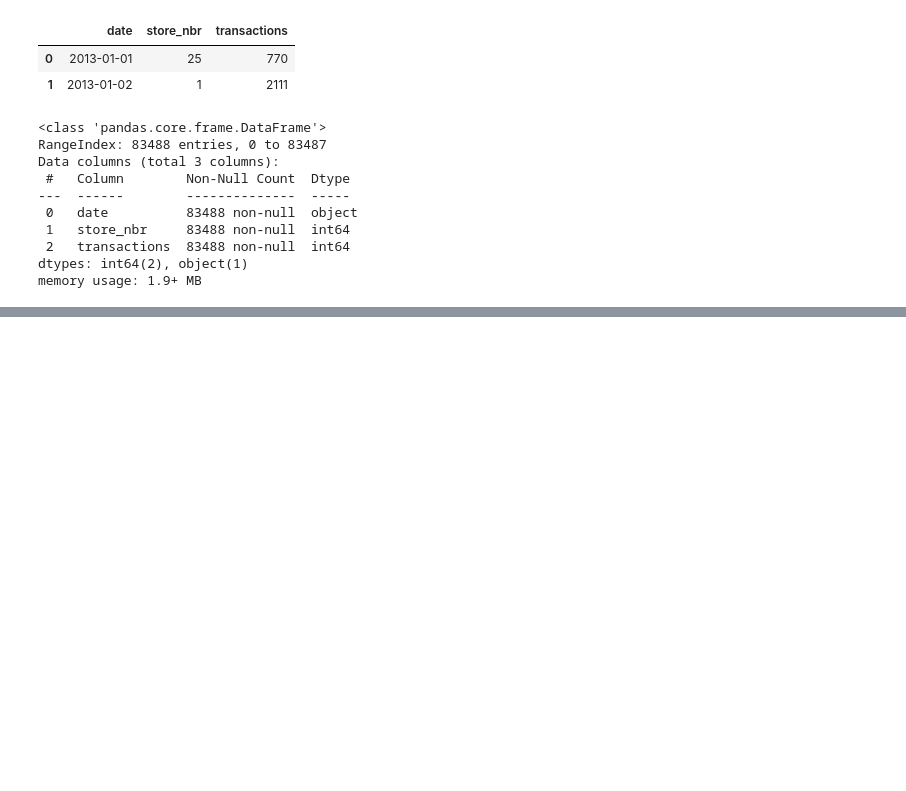
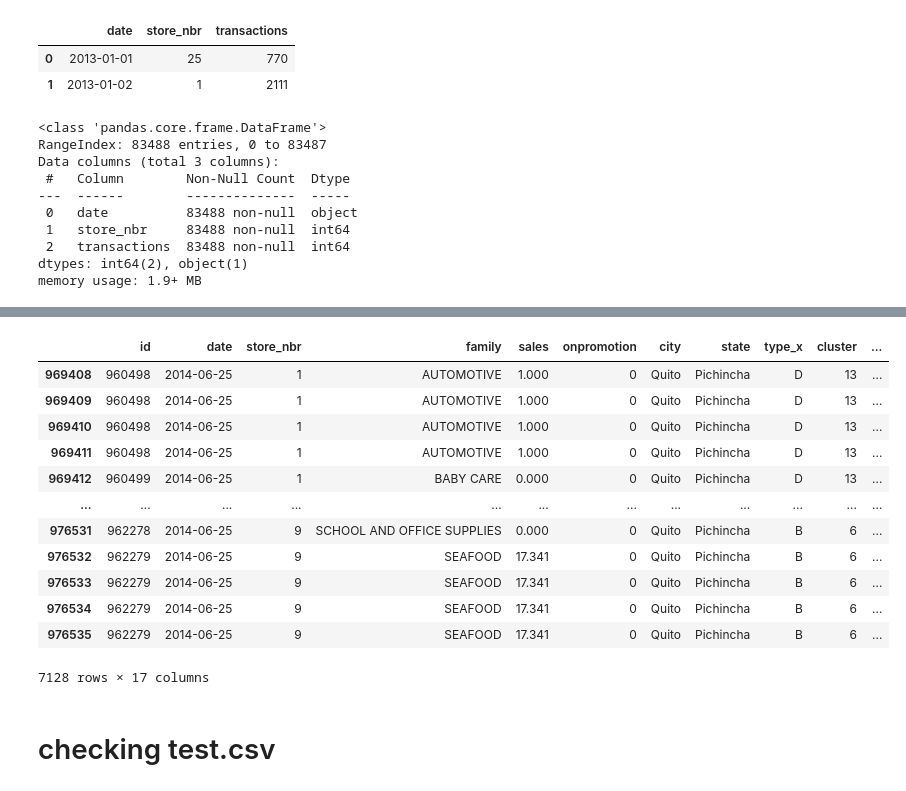
Before and after one commit to jiahui890/time-series-forecasting-store-sales, a Jupyter notebook: notebooks/generate_dataset.ipynb, the cells around one changed output, grey strips where cells are left out. Saved outputs shown, nothing was run; the diff lists cells and outputs as text; code cells hidden in the pictures; blank space fills up the shorter version.

```diff
--- a/notebooks/generate_dataset.ipynb
+++ b/notebooks/generate_dataset.ipynb
@@ -102,0 +269,18 @@ memory usage: 1.9+ MB
+# %%
+final_train[final_train['date']=='2014-06-25']
+# %% [output]
+|  | id | date | store_nbr | family | sales | onpromotion | city | state | type_x | cluster | ... |
+| 969408 | 960498 | 2014-06-25 | 1 | AUTOMOTIVE | 1.000 | 0 | Quito | Pichincha | D | 13 | ... |
+| 969409 | 960498 | 2014-06-25 | 1 | AUTOMOTIVE | 1.000 | 0 | Quito | Pichincha | D | 13 | ... |
+| 969410 | 960498 | 2014-06-25 | 1 | AUTOMOTIVE | 1.000 | 0 | Quito | Pichincha | D | 13 | ... |
+| 969411 | 960498 | 2014-06-25 | 1 | AUTOMOTIVE | 1.000 | 0 | Quito | Pichincha | D | 13 | ... |
+| 969412 | 960499 | 2014-06-25 | 1 | BABY CARE | 0.000 | 0 | Quito | Pichincha | D | 13 | ... |
+| ... | ... | ... | ... | ... | ... | ... | ... | ... | ... | ... | ... |
+| 976531 | 962278 | 2014-06-25 | 9 | SCHOOL AND OFFICE SUPPLIES | 0.000 | 0 | Quito | Pichincha | B | 6 | ... |
+| 976532 | 962279 | 2014-06-25 | 9 | SEAFOOD | 17.341 | 0 | Quito | Pichincha | B | 6 | ... |
+| 976533 | 962279 | 2014-06-25 | 9 | SEAFOOD | 17.341 | 0 | Quito | Pichincha | B | 6 | ... |
+| 976534 | 962279 | 2014-06-25 | 9 | SEAFOOD | 17.341 | 0 | Quito | Pichincha | B | 6 | ... |
+| 976535 | 962279 | 2014-06-25 | 9 | SEAFOOD | 17.341 | 0 | Quito | Pichincha | B | 6 | ... |
+7128 rows × 17 columns
+# %% [markdown]
+# checking test.csv
```
Also changed, not shown: parts of 19 cells of this notebook, 6 other files.
